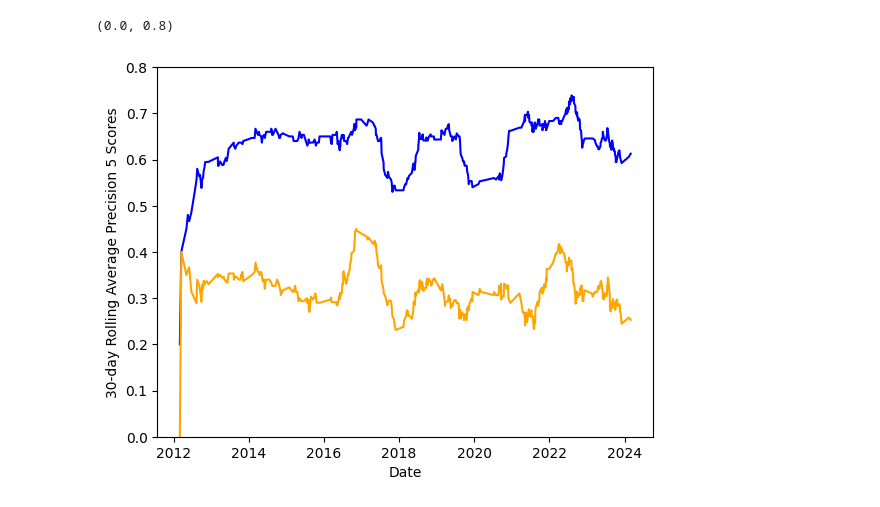
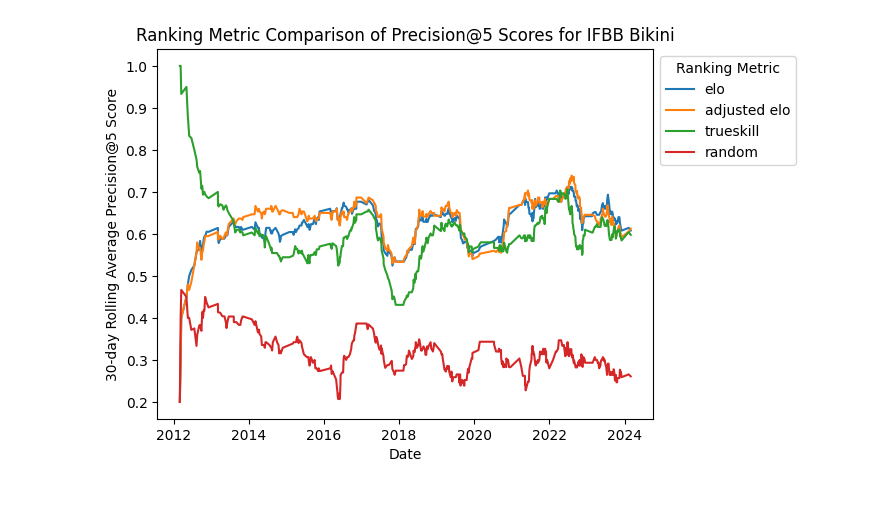
Before and after one commit to andrei-prokhorov/bodybuilding-ranking, a Jupyter notebook: metric_visuals.ipynb, the cells around one changed output. Cells and saved outputs as stored; diff of their text form; code cells hidden in the pictures.

Commit message:
metric visuals updated

```diff
--- a/metric_visuals.ipynb
+++ b/metric_visuals.ipynb
@@ -8,0 +18,5 @@ df_ts = pd.read_csv("metric_data_trueskill.csv", parse_dates=["date"])
+# %%
+df_elo_merge = pd.merge(df_elo, df_elo_adj, how="inner", on=['date', 'organization', 'division', 'class'],
+                      suffixes=["_elo", "_elo_adj"])
+df_metric_temp = pd.merge(df_elo_merge, df_ts, how="inner", on=['date', 'organization', 'division', 'class'],
+                      suffixes=["", "_ts"])
@@ -8,0 +84,13 @@ df_ts = pd.read_csv("metric_data_trueskill.csv", parse_dates=["date"])
+# %%
+df_replace = df_melt.replace({
+    "30dayrollavg_kt_corr_elo": "elo",
+    "30dayrollavg_kt_corr_elo_adj": "adjusted elo",
+    "30dayrollavg_kt_corr": "trueskill",
+    "30dayrollavg_kt_corr_random_elo": "random",
+    "30dayrollavg_prec_5_score_elo": "elo",
+    "30dayrollavg_prec_5_score_elo_adj": "adjusted elo",
+    "30dayrollavg_prec_5_score": "trueskill",
+    "30dayrollavg_prec_5_score_random_elo": "random"
+})
+
+df_metric = df_replace[df_replace["metric"] == df_replace["metric2"]].drop(["metric2"], axis=1)
@@ -9,29 +106,18 @@ df_ts = pd.read_csv("metric_data_trueskill.csv", parse_dates=["date"])
 # %%
 ax = sns.lineplot(
-    data=df_elo_adj[
-        (df_elo_adj["organization"] == "ifbb")
-        & (df_elo_adj["division"] == "bikini")
-        & (df_elo_adj["class"] == "open")
+    data=df_metric[
+        (df_metric["organization"] == "ifbb")
+        & (df_metric["division"] == "bikini")
+        & (df_metric["class"] == "open")
     ],
     x="date",
-    y="30dayrollavg_prec_5_score",
-    color="blue"
-)
-ax2 = sns.lineplot(
-    data=df_elo_adj[
-        (df_elo_adj["organization"] == "ifbb")
-        & (df_elo_adj["division"] == "bikini")
-        & (df_elo_adj["class"] == "open")
-    ],
-    x="date",
-    y="30dayrollavg_prec_5_score_random",
-    color="orange"
+    y="30day_rolling_avg_prec_5_score",
+    hue="metric"
 )
 plt.xlabel("Date")
-plt.ylabel("30-day Rolling Average Precision 5 Scores")
-plt.ylim(0, 0.8)
-# plt.axhline(0.05, color='green')
-# sns.move_legend(ax, "upper left", bbox_to_anchor=(1, 1))
+plt.ylabel("30-day Rolling Average Precision@5 Score")
+plt.title("Ranking Metric Comparison of Precision@5 Scores for IFBB Bikini")
+plt.legend(title="Ranking Metric")
+sns.move_legend(ax, "upper left", bbox_to_anchor=(1, 1))
 # %% [output]
-(0.0, 0.8)
-[figure, old version]
+[figure, new version]
```
Also changed, not shown: parts of 11 cells of this notebook, 1 other file.
